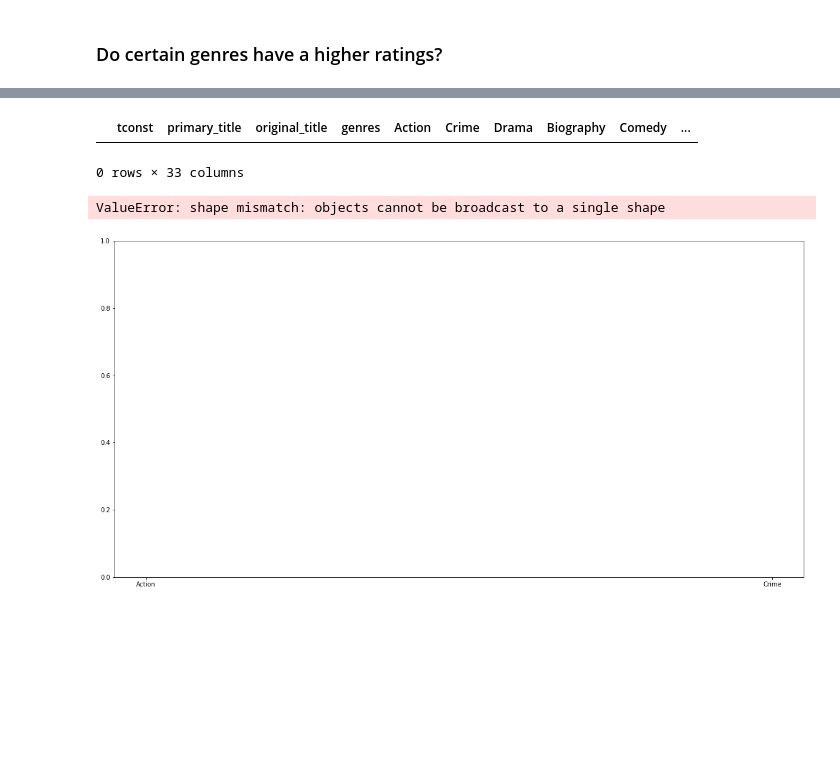
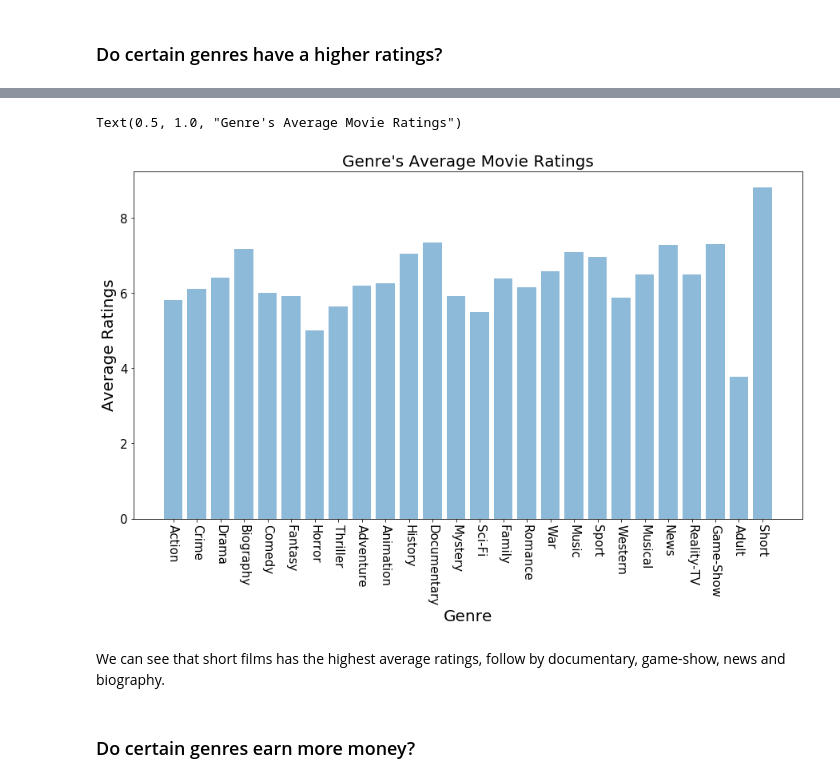
Before and after one commit to andypeng93/Movie_Project, a Jupyter notebook: Movie Project - Andy.ipynb, the cells around one changed output, grey strips where cells are left out. Saved outputs shown, nothing was run; the diff lists cells and outputs as text; code cells hidden in the pictures; blank space fills up the shorter version.

```diff
--- a/Movie Project - Andy.ipynb
+++ b/Movie Project - Andy.ipynb
@@ -481,6 +610,6 @@ len(genre_list(genre_data))
 # %%
 #Creating a function to create all the columns in the genre_data dataframe.
-def create_df(data):
-    for genre in data:
-        genre_data[genre] = 0
-    return genre_data
+def create_df(list_of_genres, data):
+    for genre in list_of_genres:
+        data[genre] = 0
+    return data
@@ -498,6 +616,8 @@ genre_data.head()
 # %%
 #Now to reads all the genres of each row and assign them the value of 1
-for ind in genre_data.index:
-    genres = genre_data['genres'][ind].split(',')
-    for genre in genres:
-        genre_data.loc[ind, genre] = 1
+def final_table(data):
+    for ind in data.index:
+        genres = data['genres'][ind].split(',')
+        for genre in genres:
+            data.loc[ind, genre] = 1
+    return data
@@ -504,2 +626,4 @@ for ind in genre_data.index:
+# %%
+genre_ratings = final_table(create_df(genre_list(genre_ratings), genre_ratings))
 # %%
 #Checking to see if our dataframe got populated correctly
@@ -535,5 +658,5 @@ genre_ratings[genre_ratings['Action'] == 1]['averagerating'].mean()
 # %%
-x_values = genre_list(genre_data)
+x_values = genre_list(genre_ratings)
 y_values = []
 for x in x_values:
     y_values.append(genre_ratings[genre_ratings[x] == 1]['averagerating'].mean())
@@ -577,18 +663,16 @@ display(x_values, y_values)
-# %%
-genre_ratings[genre_ratings['Talk-Show'] == 1]
-#We can drop this column out of our calculation because there is no result.
-# %% [output]
-|  | tconst | primary_title | original_title | genres | Action | Crime | Drama | Biography | Comedy | ... |
-0 rows × 33 columns
 # %%
 y_pos = np.arange(len(x_values))
-plt.figure(figsize = (20,10))
+plt.figure(figsize = (15,8))
 plt.bar(x_values, y_values, align='center', alpha = 0.5)
-plt.xticks(x_values, fontsize = 15, rotation = -20)
+plt.xticks(x_values, fontsize = 15, rotation = -90)
 plt.yticks(fontsize = 15)
 plt.ylabel('Average Ratings', fontsize = 20)
 plt.xlabel("Genre", fontsize = 20)
 plt.title("Genre's Average Movie Ratings", fontsize = 20)
 # %% [output]
-ValueError: shape mismatch: objects cannot be broadcast to a single shape
+Text(0.5, 1.0, "Genre's Average Movie Ratings")
-[figure, old version]
+[figure, new version]
+# %% [markdown]
+We can see that short films has the highest average ratings, follow by documentary, game-show, news and biography.
+# %% [markdown]
+### Do certain genres earn more money?
```
Also changed, not shown: parts of 52 cells of this notebook.
